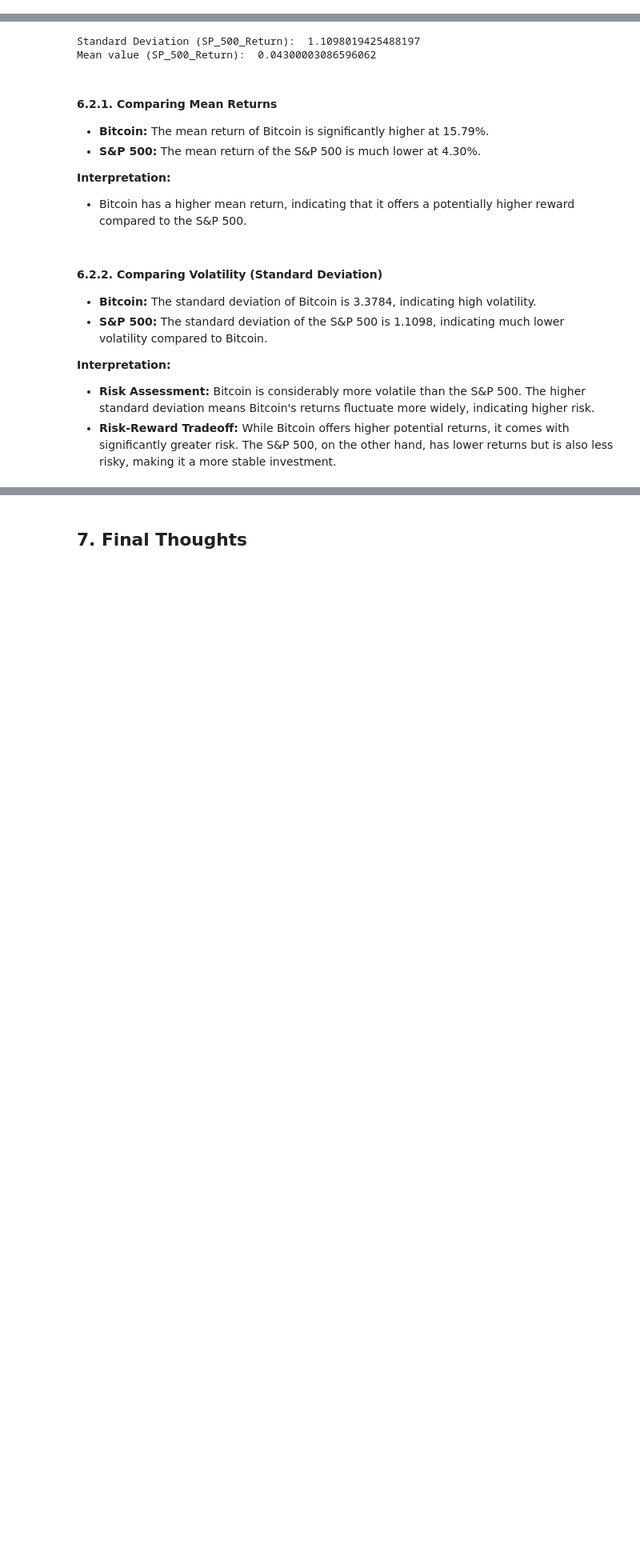
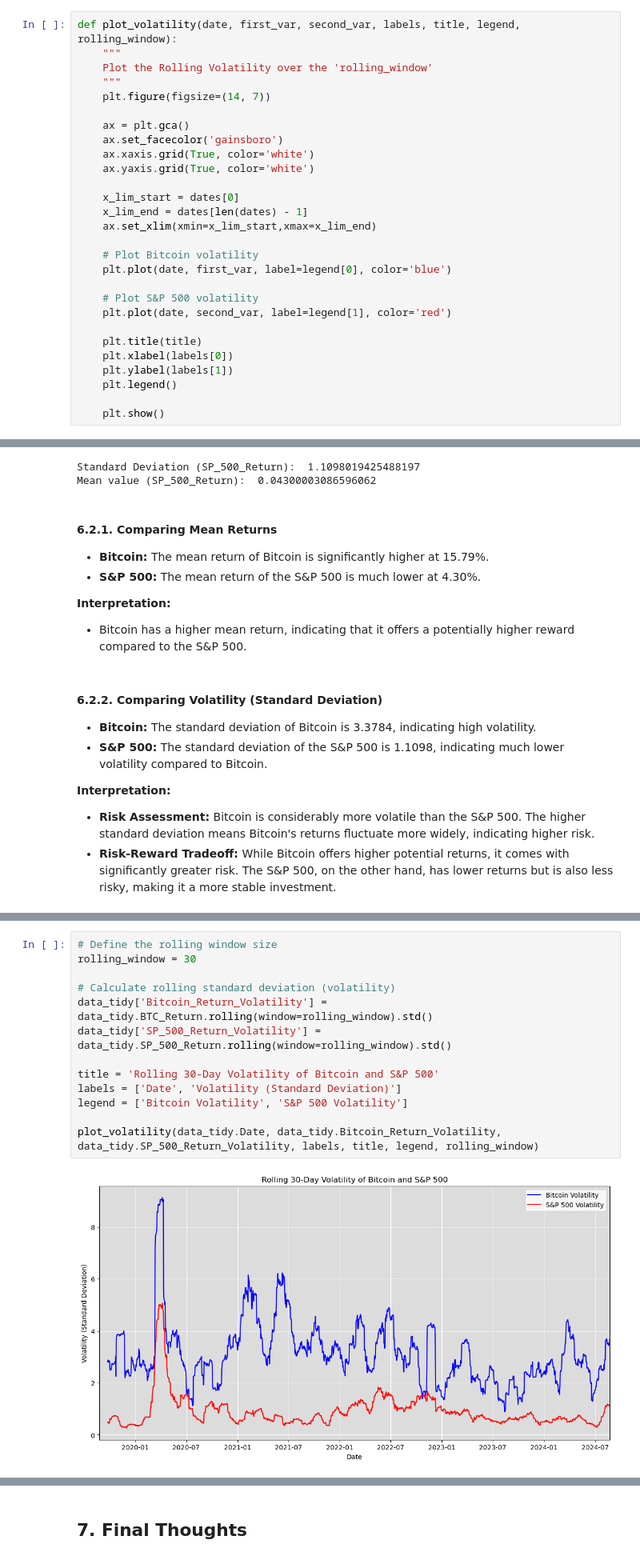
Before and after one commit to kostadinlambov/Bitcoin-and-Stock-Market-Correlation, a Jupyter notebook: Notebook/Bitcoin_and_Stock_Market_Correlation.ipynb, the cells around one changed output, grey strips where cells are left out. Shown at 80% size. Cells and saved outputs as stored; diff of their text form; blank space fills up the shorter version.

```diff
--- a/Notebook/Bitcoin_and_Stock_Market_Correlation.ipynb
+++ b/Notebook/Bitcoin_and_Stock_Market_Correlation.ipynb
@@ -510,6 +510,34 @@ def plot_corr_scatter(first_var, labels_extrema_first_var, second_var, labels_ex
 
     plt.title(title)
     plt.show()
+# %%
+def plot_volatility(date, first_var, second_var, labels, title, legend, rolling_window):
+    """
+    Plot the Rolling Volatility over the 'rolling_window'
+    """
+    plt.figure(figsize=(14, 7))
+
+    ax = plt.gca()
+    ax.set_facecolor('gainsboro')
+    ax.xaxis.grid(True, color='white')
+    ax.yaxis.grid(True, color='white')
+
+    x_lim_start = dates[0]
+    x_lim_end = dates[len(dates) - 1]
+    ax.set_xlim(xmin=x_lim_start,xmax=x_lim_end)
+
+    # Plot Bitcoin volatility
+    plt.plot(date, first_var, label=legend[0], color='blue')
+
+    # Plot S&P 500 volatility
+    plt.plot(date, second_var, label=legend[1], color='red')
+
+    plt.title(title)
+    plt.xlabel(labels[0])
+    plt.ylabel(labels[1])
+    plt.legend()
+
+    plt.show()
 # %% [markdown]
 #### 5.1. Bitcoin Price
 # %%
@@ -931,0 +815,15 @@ This visual comparison clearly demonstrates how much more volatile Bitcoin is re
+# %%
+# Define the rolling window size
+rolling_window = 30
+
+# Calculate rolling standard deviation (volatility)
+data_tidy['Bitcoin_Return_Volatility'] = data_tidy.BTC_Return.rolling(window=rolling_window).std()
+data_tidy['SP_500_Return_Volatility'] = data_tidy.SP_500_Return.rolling(window=rolling_window).std()
+
+title = 'Rolling 30-Day Volatility of Bitcoin and S&P 500'
+labels = ['Date', 'Volatility (Standard Deviation)']
+legend = ['Bitcoin Volatility', 'S&P 500 Volatility']
+
+plot_volatility(data_tidy.Date, data_tidy.Bitcoin_Return_Volatility, data_tidy.SP_500_Return_Volatility, labels, title, legend, rolling_window)
+# %% [output]
+[figure, added]
```
Also changed, not shown: parts of 24 cells of this notebook, 1 other file.
